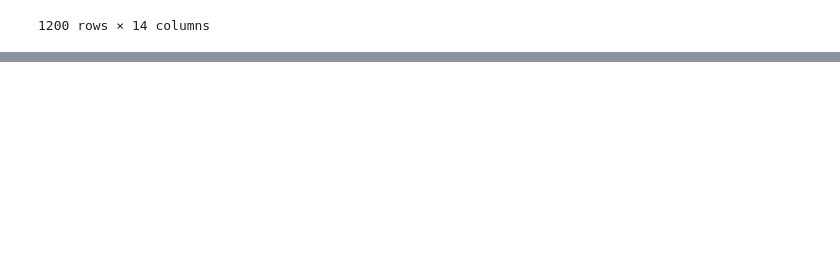
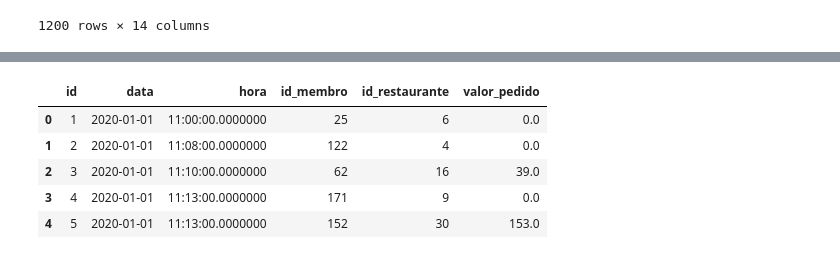
Before and after one commit to Borges1999/Projetos-Python, a Jupyter notebook: Restaurants_Members_and_Orders/projeto_restaurantes.ipynb, the cells around one changed output, grey strips where cells are left out. Saved outputs shown, nothing was run; the diff lists cells and outputs as text; code cells hidden in the pictures; blank space fills up the shorter version.

```diff
--- a/Restaurants_Members_and_Orders/projeto_restaurantes.ipynb
+++ b/Restaurants_Members_and_Orders/projeto_restaurantes.ipynb
@@ -418,0 +454,11 @@ display(df_ttl_mens_membros_raw)
+# %%
+# Pedidos
+df_pedidos_raw.columns = ['id', 'data', 'hora', 'id_membro', 'id_restaurante', 'valor_pedido']
+df_pedidos_raw.head()
+# %% [output]
+|  | id | data | hora | id_membro | id_restaurante | valor_pedido |
+| 0 | 1 | 2020-01-01 | 11:00:00.0000000 | 25 | 6 | 0.0 |
+| 1 | 2 | 2020-01-01 | 11:08:00.0000000 | 122 | 4 | 0.0 |
+| 2 | 3 | 2020-01-01 | 11:10:00.0000000 | 62 | 16 | 39.0 |
+| 3 | 4 | 2020-01-01 | 11:13:00.0000000 | 171 | 9 | 0.0 |
+| 4 | 5 | 2020-01-01 | 11:13:00.0000000 | 152 | 30 | 153.0 |
```
Also changed, not shown: parts of 10 cells of this notebook.
